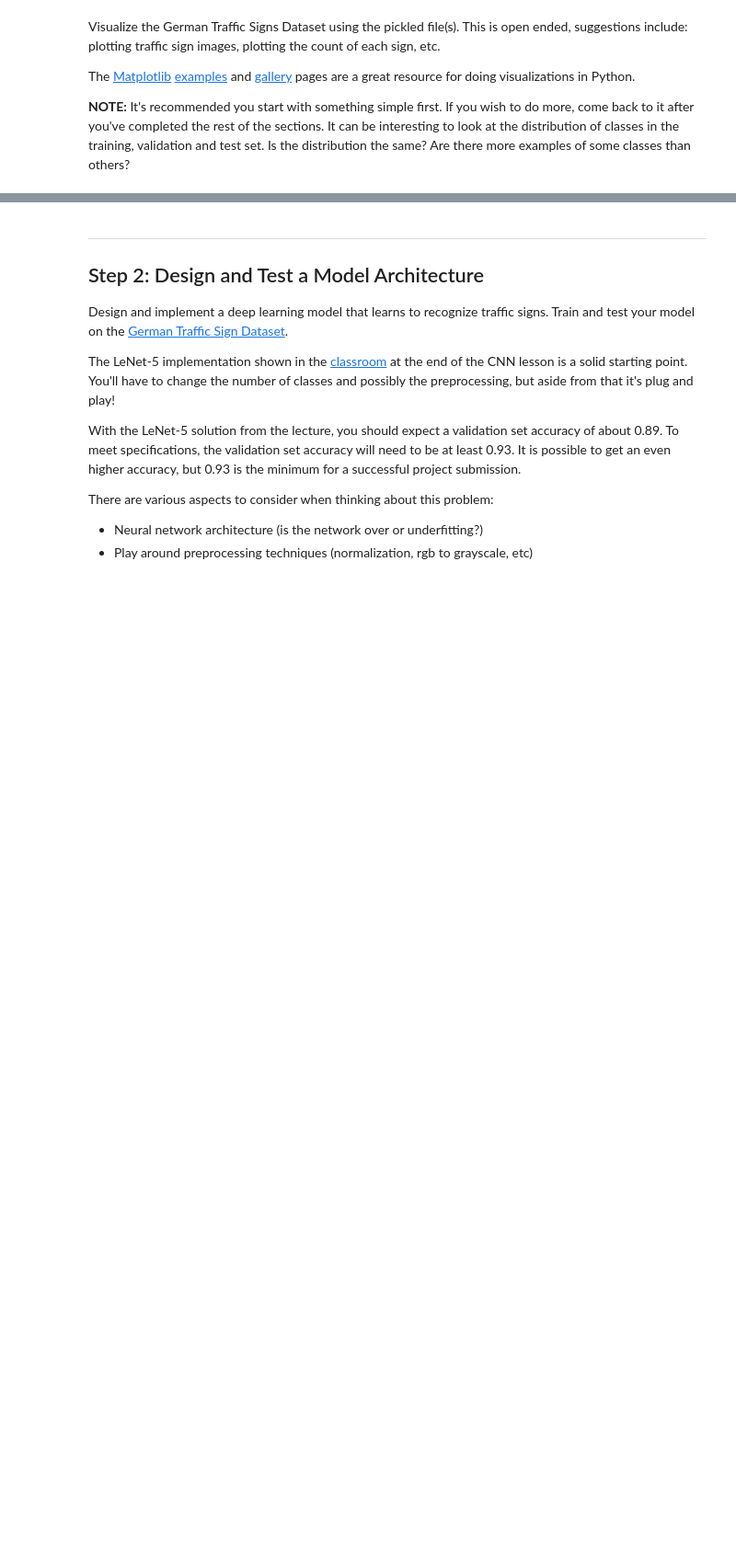
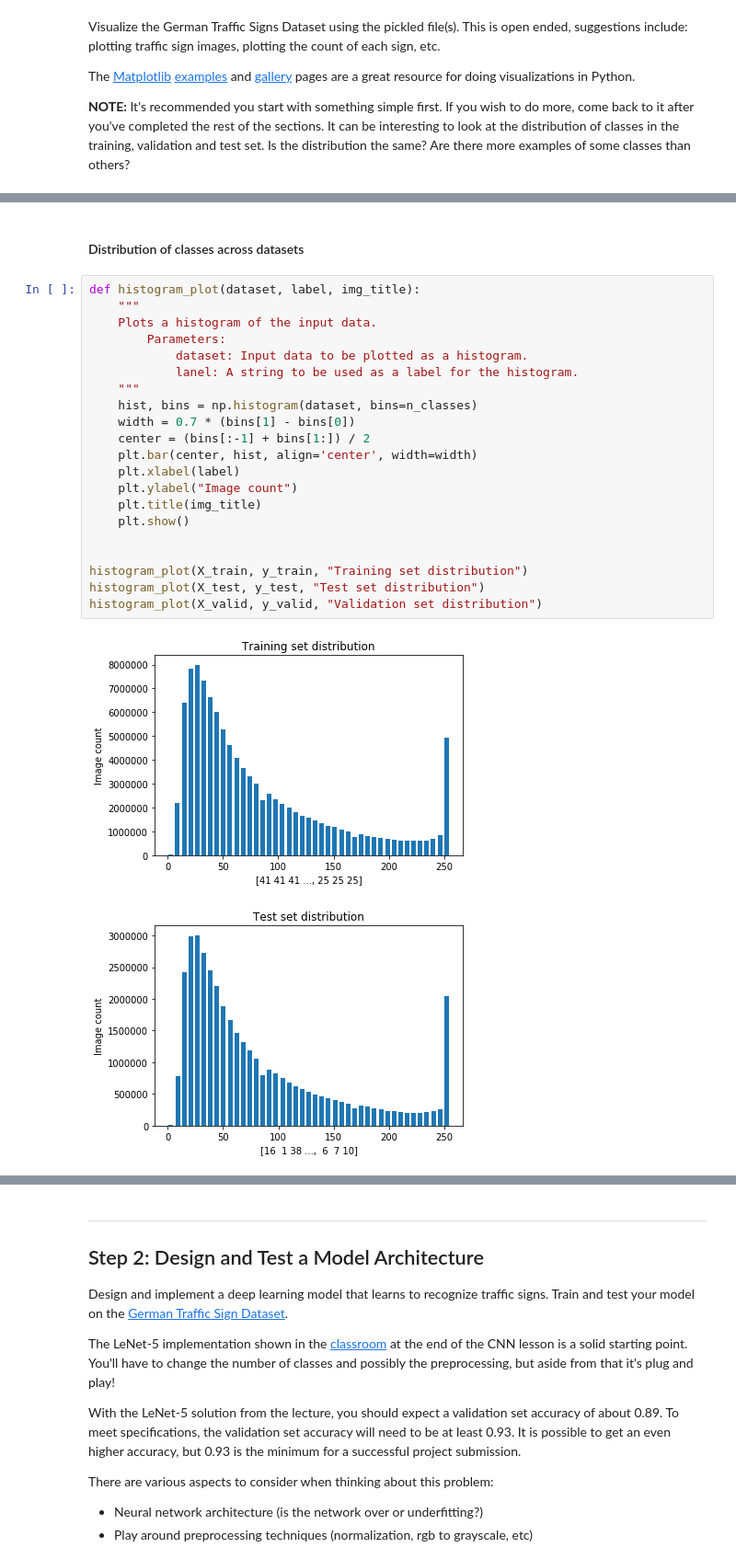
Before and after one commit to jandal487/CarND-Traffic-Sign-Classifier-Project, a Jupyter notebook: Traffic_Sign_Classifier.ipynb, the cells around one changed output, grey strips where cells are left out. Shown: that part at 92% size. Saved outputs shown, nothing was run; the diff lists cells and outputs as text; blank space fills up the shorter version.

```diff
--- a/Traffic_Sign_Classifier.ipynb
+++ b/Traffic_Sign_Classifier.ipynb
@@ -111,0 +112,26 @@ print(y_train[index])
+# %% [markdown]
+#### Distribution of classes across datasets
+# %%
+def histogram_plot(dataset, label, img_title):
+    """
+    Plots a histogram of the input data.
+        Parameters:
+            dataset: Input data to be plotted as a histogram.
+            lanel: A string to be used as a label for the histogram.
+    """
+    hist, bins = np.histogram(dataset, bins=n_classes)
+    width = 0.7 * (bins[1] - bins[0])
+    center = (bins[:-1] + bins[1:]) / 2
+    plt.bar(center, hist, align='center', width=width)
+    plt.xlabel(label)
+    plt.ylabel("Image count")
+    plt.title(img_title)
+    plt.show()
+
+
+histogram_plot(X_train, y_train, "Training set distribution")
+histogram_plot(X_test, y_test, "Test set distribution")
+histogram_plot(X_valid, y_valid, "Validation set distribution")
+# %% [output]
+[figure, added]
+[figure, added]
```
Also changed, not shown: parts of 2 cells of this notebook, 2 other files.
